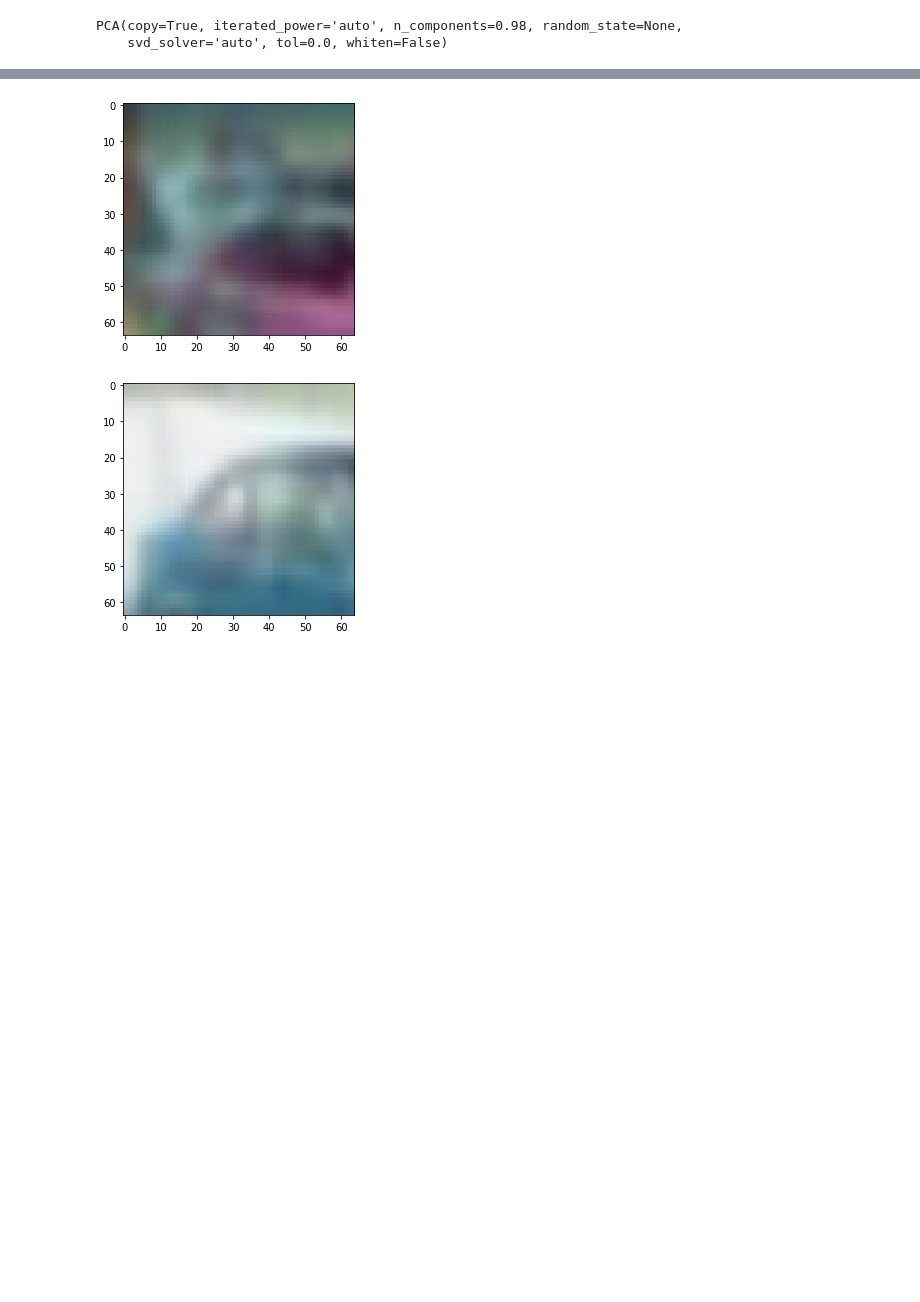
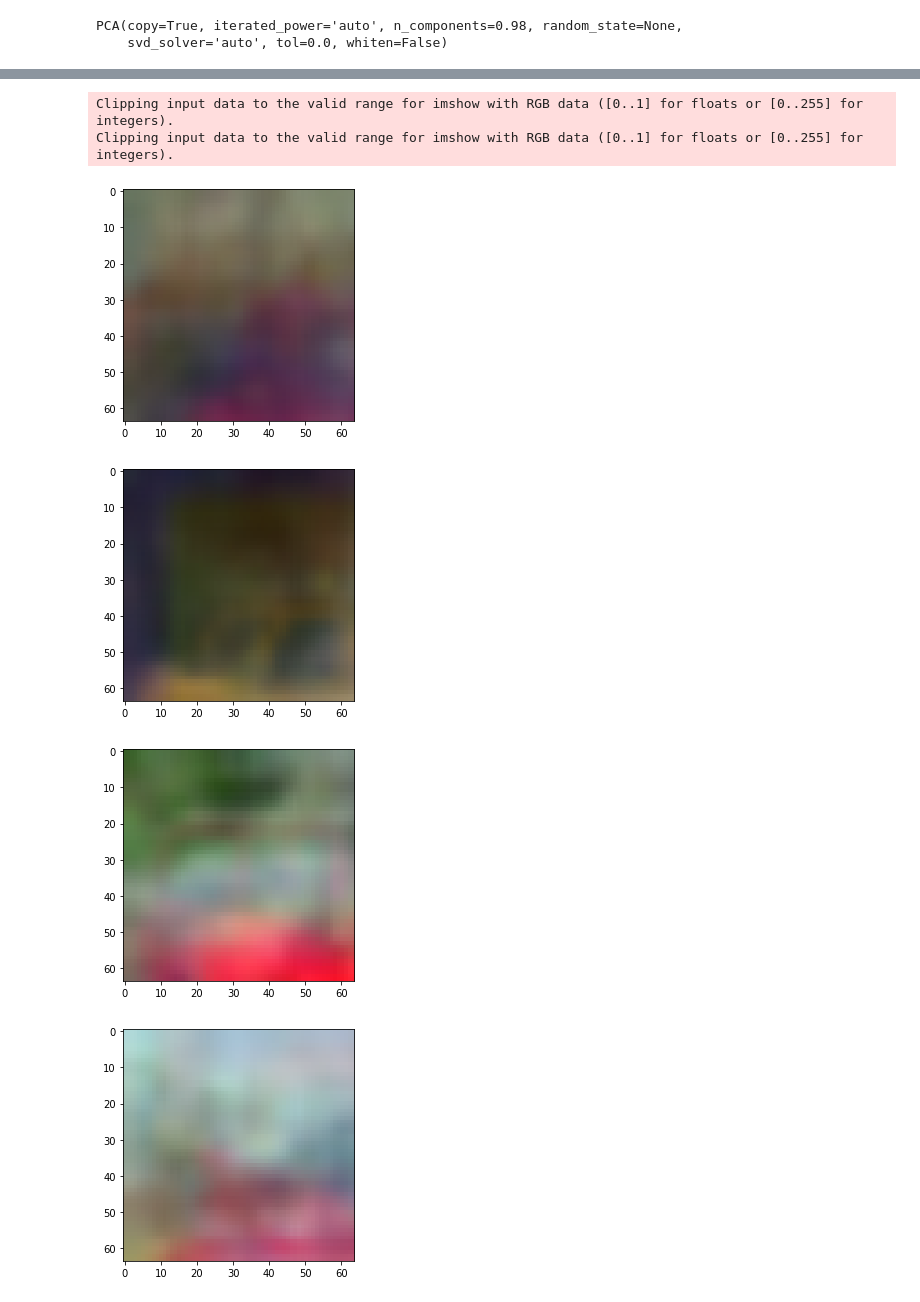
Before and after one commit to anas-awadalla/Incepto, a Jupyter notebook: interpretability_experiments/Interpretability_Attribution_Experiment.ipynb, the cells around one changed output, grey strips where cells are left out. Drawn from its saved outputs; the diff is of its cells as text; code cells hidden in the pictures; blank space fills up the shorter version.

```diff
--- a/interpretability_experiments/Interpretability_Attribution_Experiment.ipynb
+++ b/interpretability_experiments/Interpretability_Attribution_Experiment.ipynb
@@ -175,12 +162,12 @@ Dimension of our data after inverse transforming the PCA  = (39, 4096)
 from sklearn.metrics import silhouette_score
 
 sil = []
-kmax = 10
+kmax = 6
 ideal = None
 max = float('-inf')
 x = Clus_dataSet
 # dissimilarity would not be defined for a single cluster, thus, minimum number of clusters should be 2
-for k in range(2, kmax+1):
+for k in range(5, kmax+1):
   kmeans = KMeans(init = "k-means++",n_clusters = k, n_init = 35).fit(x)
   labels = kmeans.labels_
   score = silhouette_score(x, labels, metric = 'euclidean')
@@ -214,11 +202,10 @@ array([0, 0, 1, 0, 0, 0, 0, 0, 1, 1, 0, 0, 0, 0, 0, 0, 1, 1, 1, 0, 1, 0,
 clusters = {}
 for i,j in zip(k_means.labels_,color) :
   if i in clusters.keys():
-    new_val = [clusters.get(i)]
-    new_val.append(j)
-    clusters.update({i:sum(new_val)/2})
+    clusters.get(i).append(j)
+    # clusters.update({i:clusters.get(i).append(j)})
   else:
-    clusters.update({i:j})
+    clusters.update({i:[j]})
 # %%
 print(clusters)
 # %% [output]
@@ -242,22 +229,48 @@ print(clusters)
+# %%
+cos = torch.nn.CosineSimilarity(dim=1, eps=1e-6)
+def get_similar(arr):
+  chosen = torch.tensor(arr[0])
+  x = {}
+  arr = arr[1:]
+  for i in range(len(arr)):
+    x.update({i: sum(sum(cos(torch.tensor(arr[i]),chosen))).item()})
+  x = {k: v for k, v in sorted(x.items(), key=lambda item: item[1])}
+  return (x.keys())
+# %%
+def choose_sim(arr,target,ratio):
+  threshold = int(len(arr)*ratio)
+  arr = arr[threshold:]
+  result = []
+  for i in range(len(target)):
+    if(i in arr):
+      result.append(target[i])
+
+  return target
 # %%
 # Visualize results
 # %%
 import matplotlib.pyplot as plt
 from scipy import ndimage
 
 i = 0
 for key in clusters.keys():
   fig = plt.figure(figsize=(40,40))
   ax = fig.add_subplot(8, 8, i + 1)
-
-  img = np.asarray(torch.tensor(clusters.get(key)).cpu().squeeze().permute(1,2,0).detach().numpy() )
+  arr = get_similar(clusters.get(key))
+  arr = choose_sim(list(arr),clusters.get(key),1)
+  arr = (sum(arr)/len(arr))
+  img = np.asarray(torch.tensor(arr).cpu().squeeze().permute(1,2,0).detach().numpy() )
   filter_blurred_f = ndimage.gaussian_filter(img, 1)
   alpha = 2
   sharpened = img + alpha * (img - filter_blurred_f)
 
   ax.imshow(sharpened)
   i += 1
 plt.show()
 # %% [output]
+Clipping input data to the valid range for imshow with RGB data ([0..1] for floats or [0..255] for integers).
+Clipping input data to the valid range for imshow with RGB data ([0..1] for floats or [0..255] for integers).
-[figure, old version]
+[figure, new version]
-[figure, old version]
+[figure, new version]
+[figure, added]
+[figure, added]
```
Also changed, not shown: parts of 17 cells of this notebook.
